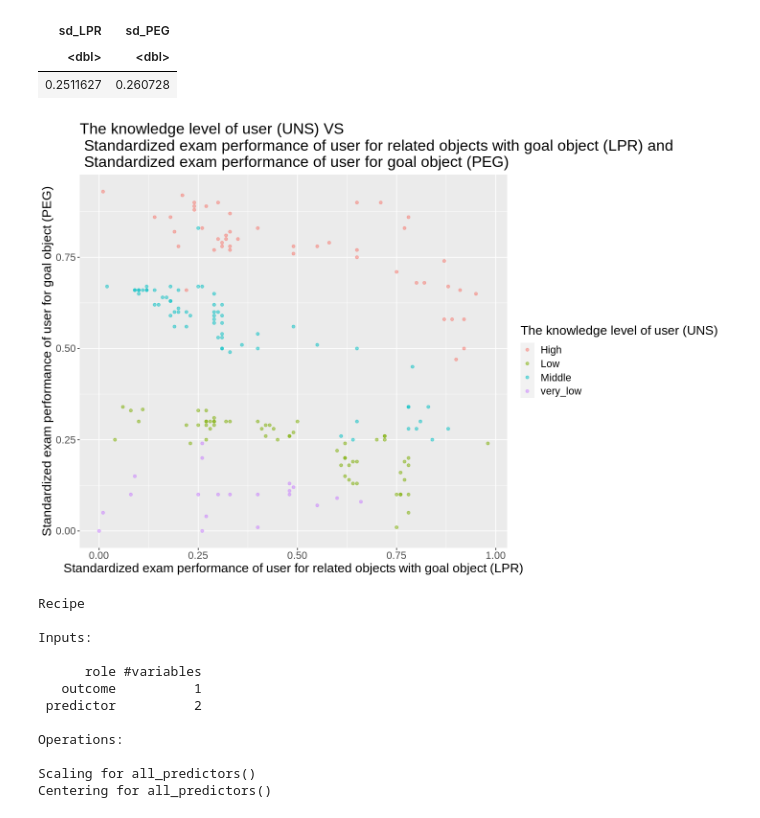
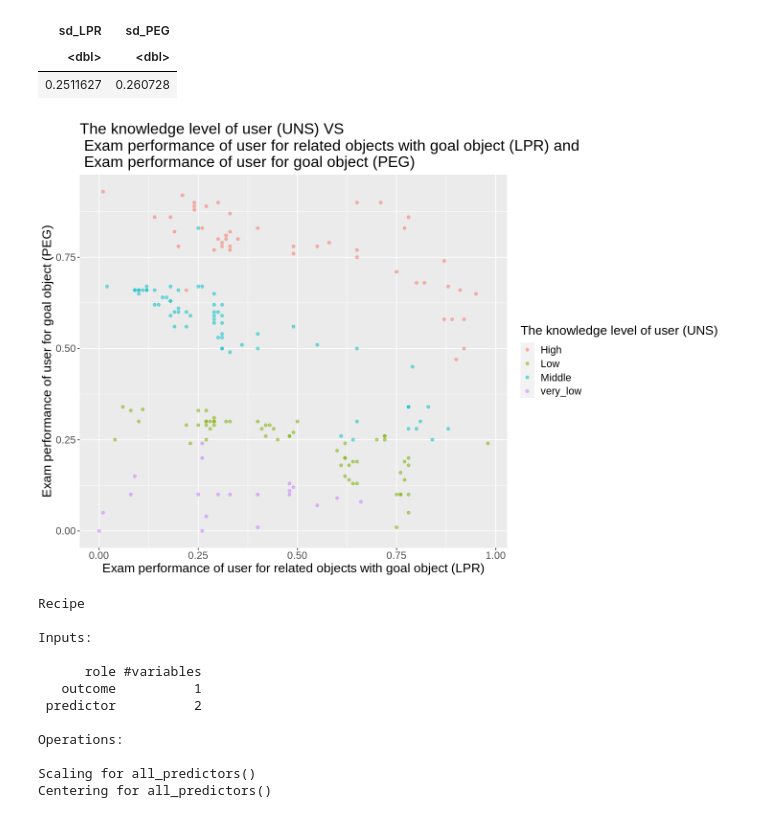
Before and after one commit to Anson-Chan-HK/DSCI-100-2023S1-4-PROJECT, a Jupyter notebook: proposal_project.ipynb, the cells around one changed output. Drawn from its saved outputs; the diff is of its cells as text; code cells hidden in the pictures.

```diff
--- a/proposal_project.ipynb
+++ b/proposal_project.ipynb
@@ -152,16 +152,16 @@ A tibble: 1 × 2
 # %%
 #visualising the data of UNS vs STG and SCG (Variables are yet standardized)
 options(repr.plot.width = 12, repr.plot.height = 8)
 
 modeling_data_plot <- ggplot(modeling_training, aes(x = LPR, y = PEG, colour = UNS)) +
         geom_point(alpha = 0.5) +
-        labs(x = "Standardized exam performance of user for related objects with goal object (LPR)", y = "Standardized exam performance of user for goal object (PEG)" , colour = "The knowledge level of user (UNS)") +
-        ggtitle("The knowledge level of user (UNS) VS \n Standardized exam performance of user for related objects with goal object (LPR) and \n Standardized exam performance of user for goal object (PEG)") +
+        labs(x = "Exam performance of user for related objects with goal object (LPR)", y = "Exam performance of user for goal object (PEG)" , colour = "The knowledge level of user (UNS)") +
+        ggtitle("The knowledge level of user (UNS) VS \n Exam performance of user for related objects with goal object (LPR) and \n Exam performance of user for goal object (PEG)") +
         theme(text = element_text(size = 16))
 
 modeling_data_plot
 # %% [output]
-[figure, old version]
+[figure, new version]
 # %%
 #create recipe for training data, a specification for k
 
```
